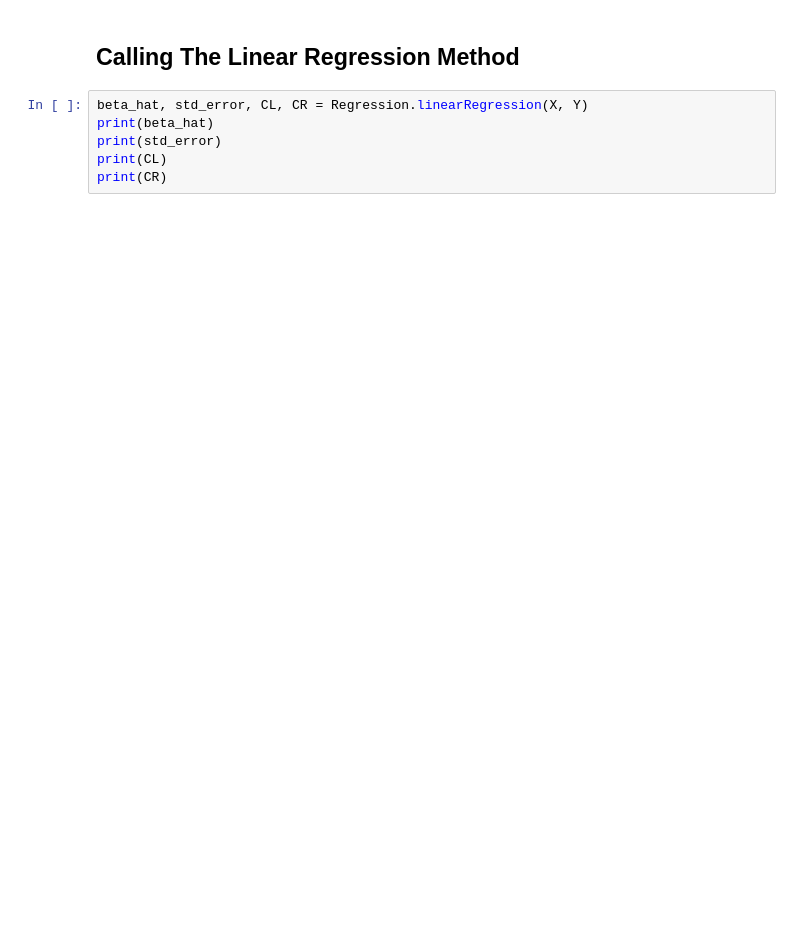
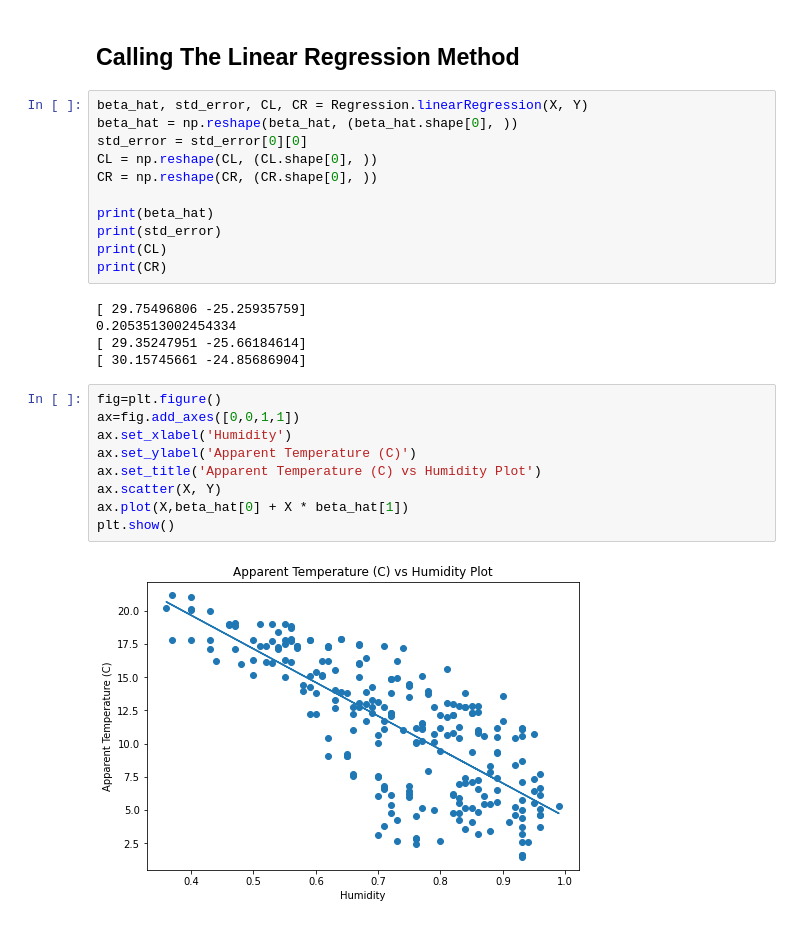
Before and after one commit to Mouafak-Khaled/PythonCourse, a Jupyter notebook: Homework2/Data-Export.ipynb, the cells around one changed output. Saved outputs shown, nothing was run; the diff lists cells and outputs as text; blank space fills up the shorter version.

Commit message:
Plot the data

```diff
--- a/Homework2/Data-Export.ipynb
+++ b/Homework2/Data-Export.ipynb
@@ -52,7 +52,28 @@ plt.show()
 ## Calling The Linear Regression Method
 # %%
 beta_hat, std_error, CL, CR = Regression.linearRegression(X, Y)
+beta_hat = np.reshape(beta_hat, (beta_hat.shape[0], ))
+std_error = std_error[0][0]
+CL = np.reshape(CL, (CL.shape[0], ))
+CR = np.reshape(CR, (CR.shape[0], ))
+
 print(beta_hat)
 print(std_error)
 print(CL)
 print(CR)
+# %% [output]
+[ 29.75496806 -25.25935759]
+0.2053513002454334
+[ 29.35247951 -25.66184614]
+[ 30.15745661 -24.85686904]
+# %%
+fig=plt.figure()
+ax=fig.add_axes([0,0,1,1])
+ax.set_xlabel('Humidity')
+ax.set_ylabel('Apparent Temperature (C)')
+ax.set_title('Apparent Temperature (C) vs Humidity Plot')
+ax.scatter(X, Y)
+ax.plot(X,beta_hat[0] + X * beta_hat[1])
+plt.show()
+# %% [output]
+[figure, added]
```
Also changed, not shown: parts of 4 cells of this notebook, 3 other files.
